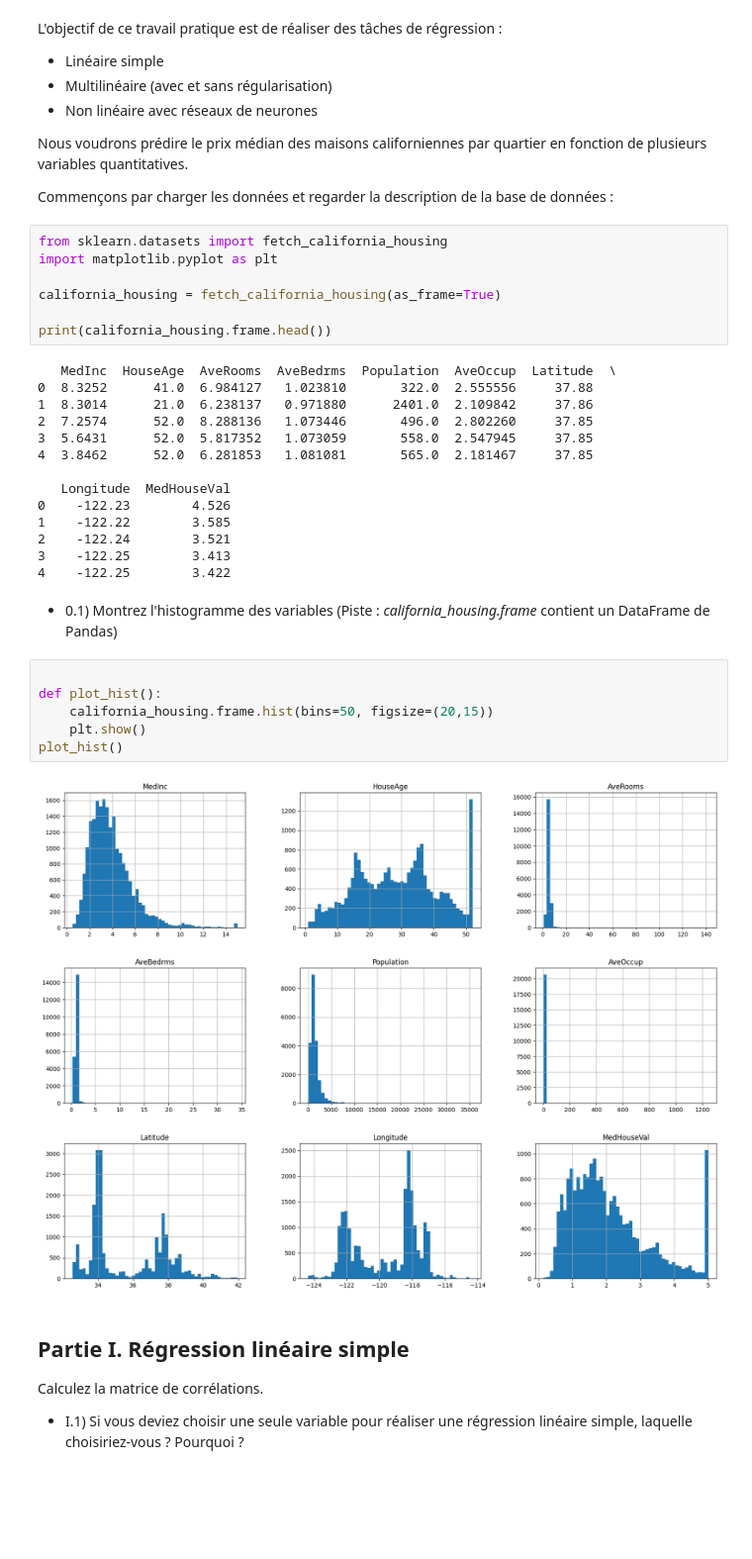
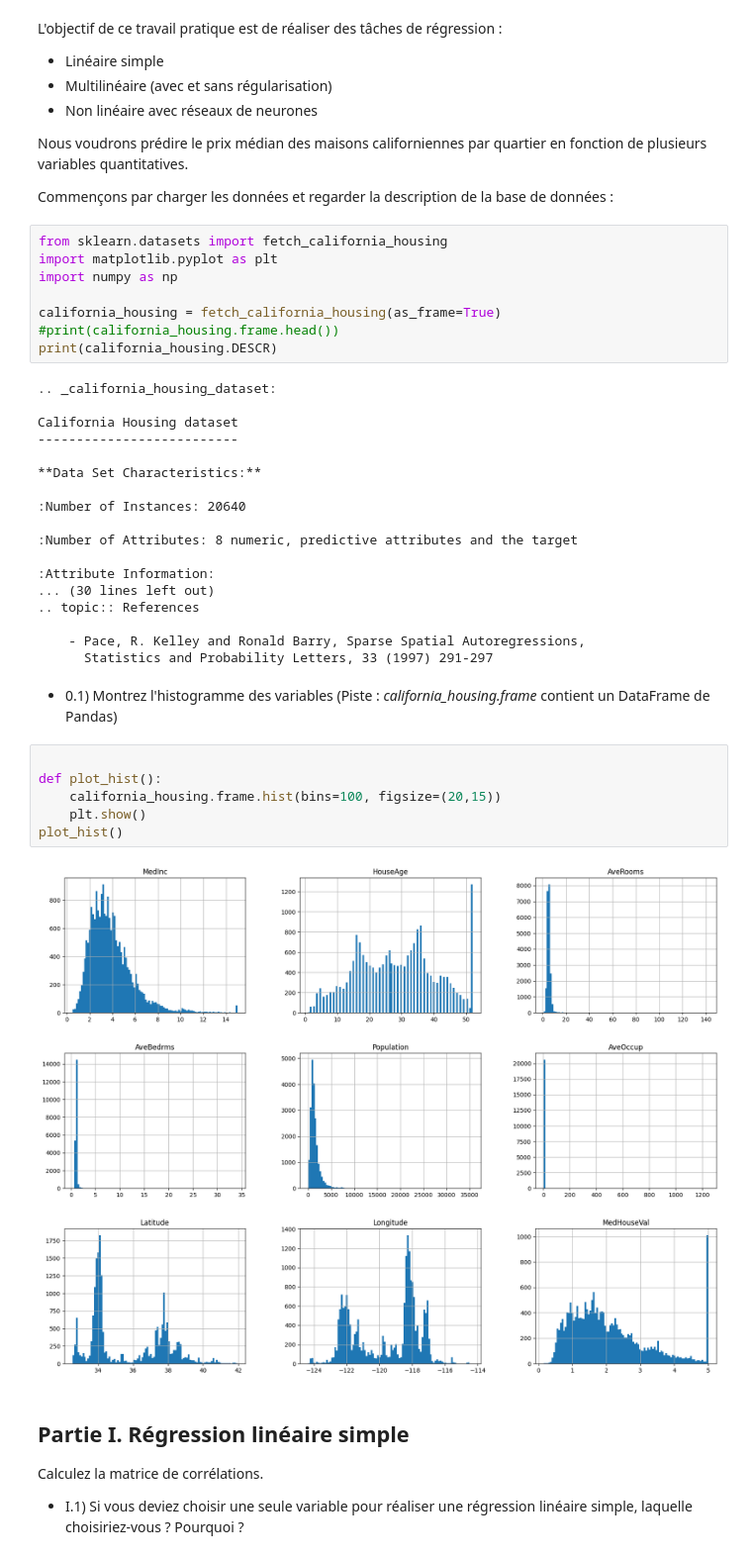
Before and after one commit to Skanx7/PRBI, a Jupyter notebook: tp2/PRB_TP_Regression.ipynb, the cells around one changed output. Shown at 99% size. Saved outputs shown, nothing was run; the diff lists cells and outputs as text; blank space fills up the shorter version.

```diff
--- a/tp2/PRB_TP_Regression.ipynb
+++ b/tp2/PRB_TP_Regression.ipynb
@@ -15,34 +15,39 @@ Commençons par charger les données et regarder la description de la base de do
 # %%
 from sklearn.datasets import fetch_california_housing
 import matplotlib.pyplot as plt
+import numpy as np
 
 california_housing = fetch_california_housing(as_frame=True)
-
-print(california_housing.frame.head())
+#print(california_housing.frame.head())
+print(california_housing.DESCR)
 # %% [output]
-   MedInc  HouseAge  AveRooms  AveBedrms  Population  AveOccup  Latitude  \
-0  8.3252      41.0  6.984127   1.023810       322.0  2.555556     37.88
-1  8.3014      21.0  6.238137   0.971880      2401.0  2.109842     37.86
-2  7.2574      52.0  8.288136   1.073446       496.0  2.802260     37.85
-3  5.6431      52.0  5.817352   1.073059       558.0  2.547945     37.85
-4  3.8462      52.0  6.281853   1.081081       565.0  2.181467     37.85
+.. _california_housing_dataset:
 
-   Longitude  MedHouseVal
-0    -122.23        4.526
-1    -122.22        3.585
-2    -122.24        3.521
-3    -122.25        3.413
-4    -122.25        3.422
+California Housing dataset
+--------------------------
+
+**Data Set Characteristics:**
+
+:Number of Instances: 20640
+
+:Number of Attributes: 8 numeric, predictive attributes and the target
+
+:Attribute Information:
+... (30 lines left out)
+.. topic:: References
+
+    - Pace, R. Kelley and Ronald Barry, Sparse Spatial Autoregressions,
+      Statistics and Probability Letters, 33 (1997) 291-297
 # %% [markdown]
 * 0.1) Montrez l'histogramme des variables (Piste : *california_housing.frame* contient un DataFrame de Pandas)
 # %%
 
 def plot_hist():
-    california_housing.frame.hist(bins=50, figsize=(20,15))
+    california_housing.frame.hist(bins=100, figsize=(20,15))
     plt.show()
 plot_hist()
 # %% [output]
-[figure, old version]
+[figure, new version]
 # %% [markdown]
 ## Partie I. Régression linéaire simple
 
```
Also changed, not shown: parts of 10 cells of this notebook.
